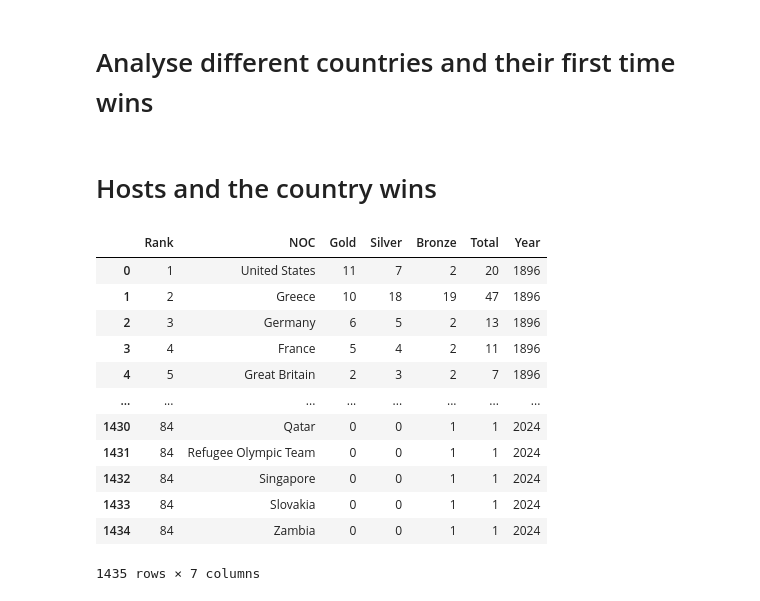
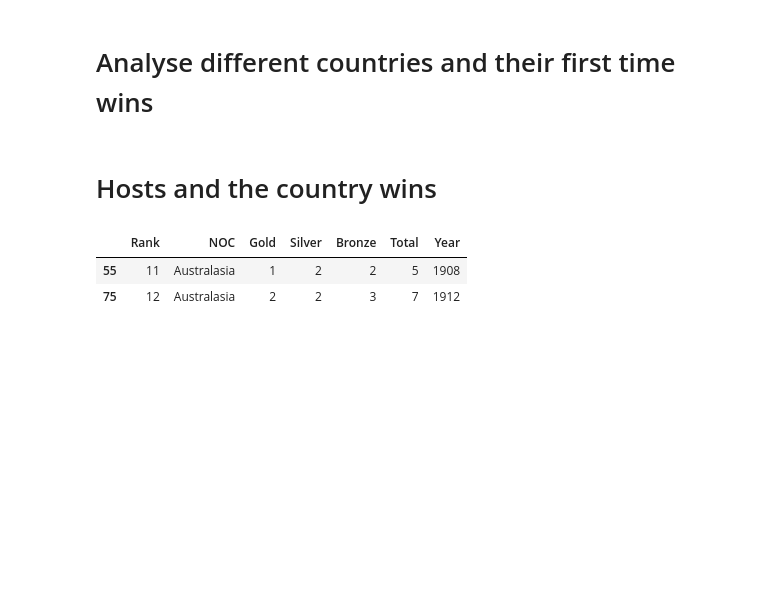
Before and after one commit to SuramyaAngdembay/mcm25, a Jupyter notebook: medal_count.ipynb, the cells around one changed output. Drawn from its saved outputs; the diff is of its cells as text; code cells hidden in the pictures; blank space fills up the shorter version.

```diff
--- a/medal_count.ipynb
+++ b/medal_count.ipynb
@@ -18,6 +18,8 @@ df_hosts = pd.read_csv(url_hosts)
 df_athelete = pd.read_csv(url_atheletes)
 
 df_programs = pd.read_csv(url_programs)
+
+df_medal_count['NOC'] = df_medal_count['NOC'].str.strip()
 # %%
 #Years represented in each dataset.
 
@@ -343,18 +349,8 @@ plt.show()
 # %% [markdown]
 # Hosts and the country wins
 # %%
-df_medal_count
+df_medal_count[df_medal_count['NOC'] == 'Australasia']
 # %% [output]
 |  | Rank | NOC | Gold | Silver | Bronze | Total | Year |
-| 0 | 1 | United States | 11 | 7 | 2 | 20 | 1896 |
-| 1 | 2 | Greece | 10 | 18 | 19 | 47 | 1896 |
-| 2 | 3 | Germany | 6 | 5 | 2 | 13 | 1896 |
-| 3 | 4 | France | 5 | 4 | 2 | 11 | 1896 |
-| 4 | 5 | Great Britain | 2 | 3 | 2 | 7 | 1896 |
-| ... | ... | ... | ... | ... | ... | ... | ... |
-| 1430 | 84 | Qatar | 0 | 0 | 1 | 1 | 2024 |
-| 1431 | 84 | Refugee Olympic Team | 0 | 0 | 1 | 1 | 2024 |
-| 1432 | 84 | Singapore | 0 | 0 | 1 | 1 | 2024 |
-| 1433 | 84 | Slovakia | 0 | 0 | 1 | 1 | 2024 |
-| 1434 | 84 | Zambia | 0 | 0 | 1 | 1 | 2024 |
+| 55 | 11 | Australasia | 1 | 2 | 2 | 5 | 1908 |
+| 75 | 12 | Australasia | 2 | 2 | 3 | 7 | 1912 |
-1435 rows × 7 columns
```
Also changed, not shown: parts of 8 cells of this notebook, 9 other files.
